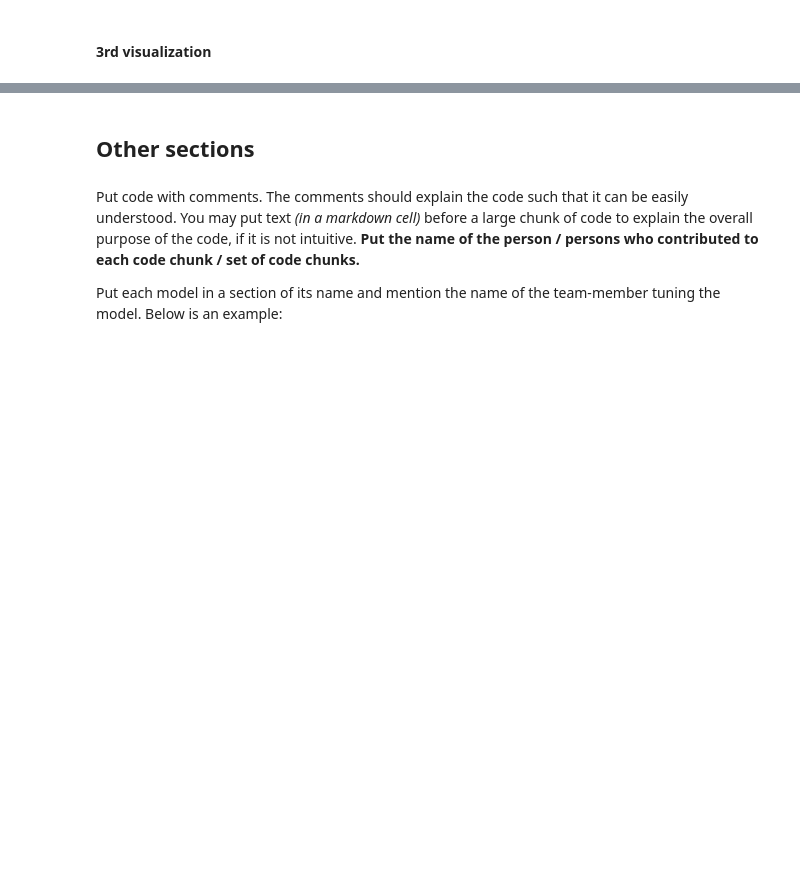
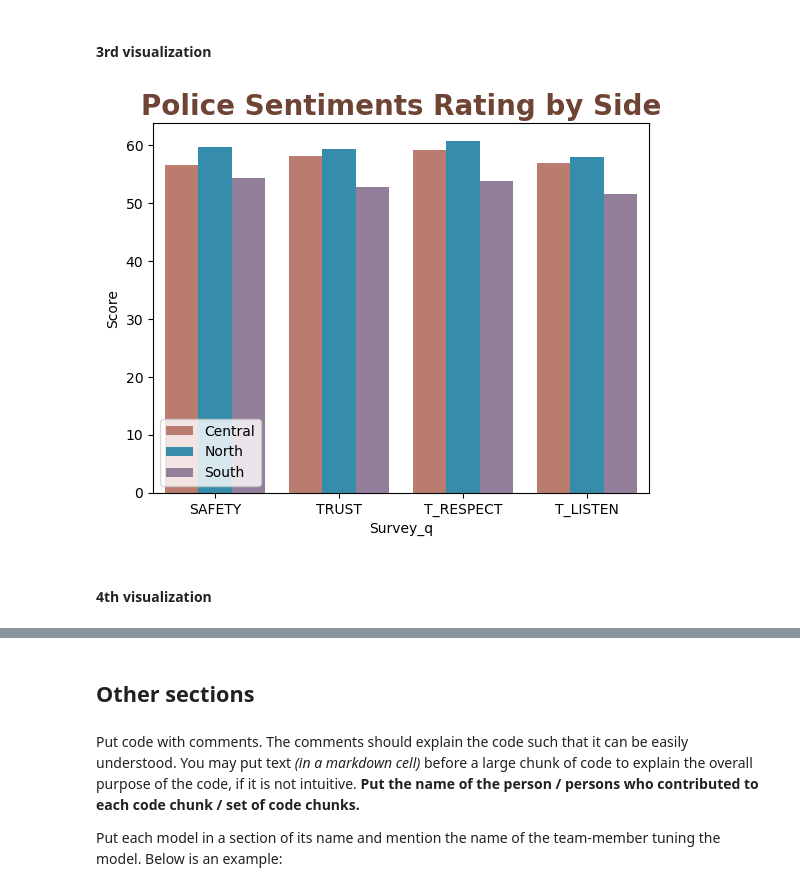
Before and after one commit to ashou2004/Chicago-Crime-Data-Analysis, a Jupyter notebook: Combined_Code.ipynb, the cells around one changed output, grey strips where cells are left out. Saved outputs shown, nothing was run; the diff lists cells and outputs as text; code cells hidden in the pictures; blank space fills up the shorter version.

```diff
--- a/Combined_Code.ipynb
+++ b/Combined_Code.ipynb
@@ -404,0 +389,32 @@ arrest_sum_and_mean.head()
+# %%
+# Group by district
+sentiments_2022_m = sentiments_2022.groupby(['DISTRICT']).mean()
+sentiments_2022_m = sentiments_2022_m.reset_index()
+
+# Add side column
+sentiments_2022_m['Side'] = sentiments_2022_m['DISTRICT']
+sentiments_2022_m['Side'] = sentiments_2022_m['Side'].map({4: 'South', 5: 'South', 6: 'South', 7: 'South', 22: 'South', 31: 'South', \
+                       11: "North", 14: 'North', 15: 'North', 16: 'North', 17: 'North', 19: 'North', 20: 'North',\
+                       24: 'North', 25: 'North', 1: 'Central', 2: 'Central', 3: 'Central', 8: 'Central', \
+                        9: 'Central', 10: 'Central', 12: 'Central', 13: 'Central', 18: 'Central'})
+# %%
+# Group by side
+sentiments_2022_m_side = sentiments_2022_m.groupby(['Side']).mean()
+sentiments_2022_m_side = sentiments_2022_m_side.reset_index()
+sentiments_2022_m_side.drop(columns='DISTRICT', inplace=True)
+# %%
+sentiments_2022_m_side_melted = pd.melt(sentiments_2022_m_side,id_vars = ['Side'],var_name = 'Survey_q',value_name = 'Score')
+# %%
+ax = sns.barplot(data=sentiments_2022_m_side_melted, x='Survey_q', y='Score', hue='Side')
+
+ax.set_title("Police Sentiments Rating by Side",
+                  fontdict = {'fontsize': 20,
+                              'fontweight': 'bold',
+                              'color': '#704434'})
+
+plt.legend(loc='lower left')
+plt.show()
+# %% [output]
+[figure, added]
+# %% [markdown]
+#### 4th visualization
```
Also changed, not shown: parts of 19 cells of this notebook.
